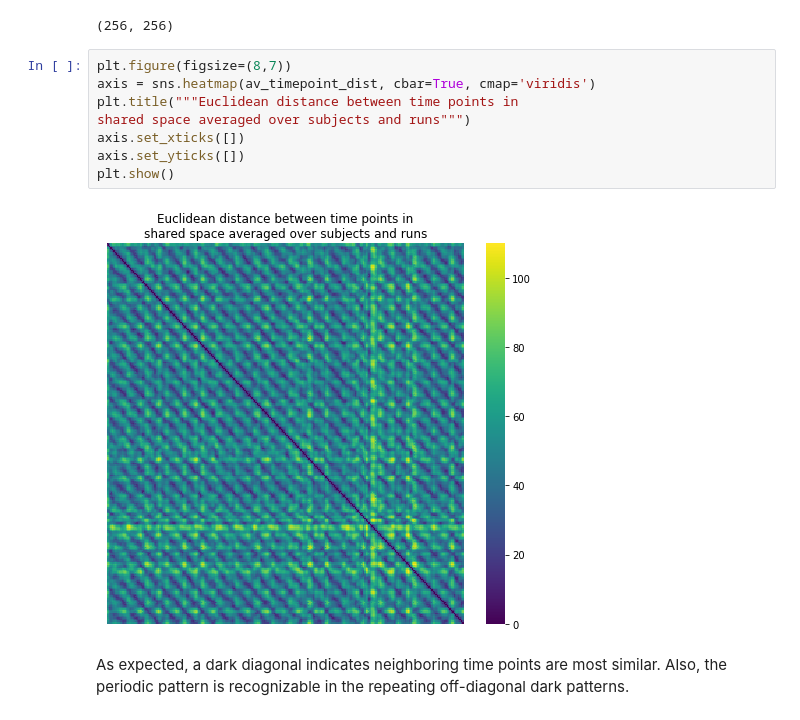
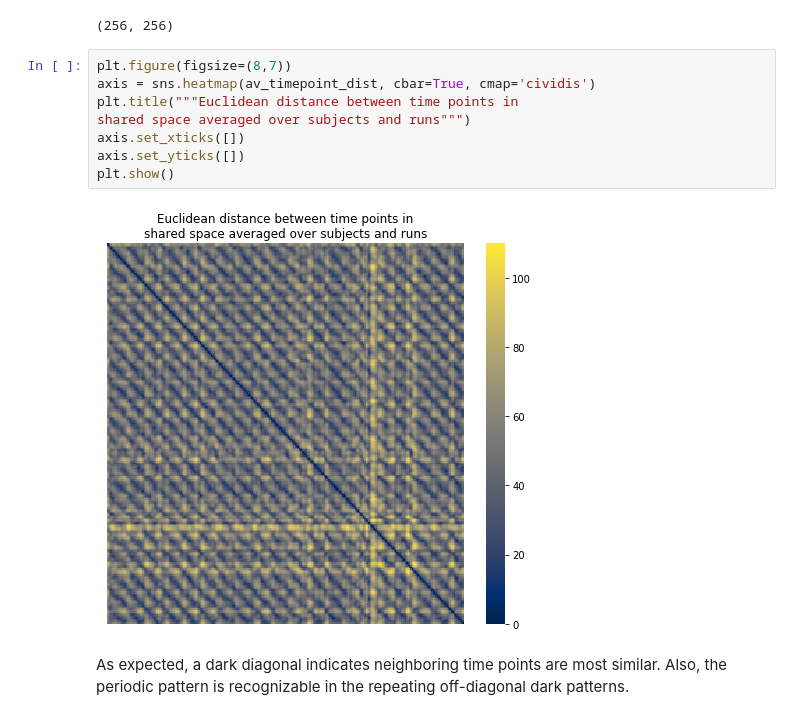
Before and after one commit to oliver-contier/somato_align, a Jupyter notebook: srm/distance_matrices_digits_timepoints.ipynb, the cells around one changed output. Drawn from its saved outputs; the diff is of its cells as text.

```diff
--- a/srm/distance_matrices_digits_timepoints.ipynb
+++ b/srm/distance_matrices_digits_timepoints.ipynb
@@ -103,14 +103,14 @@ av_timepoint_dist.shape
 (256, 256)
 # %%
 plt.figure(figsize=(8,7))
-axis = sns.heatmap(av_timepoint_dist, cbar=True, cmap='viridis')
+axis = sns.heatmap(av_timepoint_dist, cbar=True, cmap='cividis')
 plt.title("""Euclidean distance between time points in
 shared space averaged over subjects and runs""")
 axis.set_xticks([])
 axis.set_yticks([])
 plt.show()
 # %% [output]
-[figure, old version]
+[figure, new version]
 # %% [markdown]
 As expected, a dark diagonal indicates neighboring time points are most similar. Also, the periodic pattern is recognizable in the repeating off-diagonal dark patterns.
 # %% [markdown]
```
Also changed, not shown: 3 other files.
